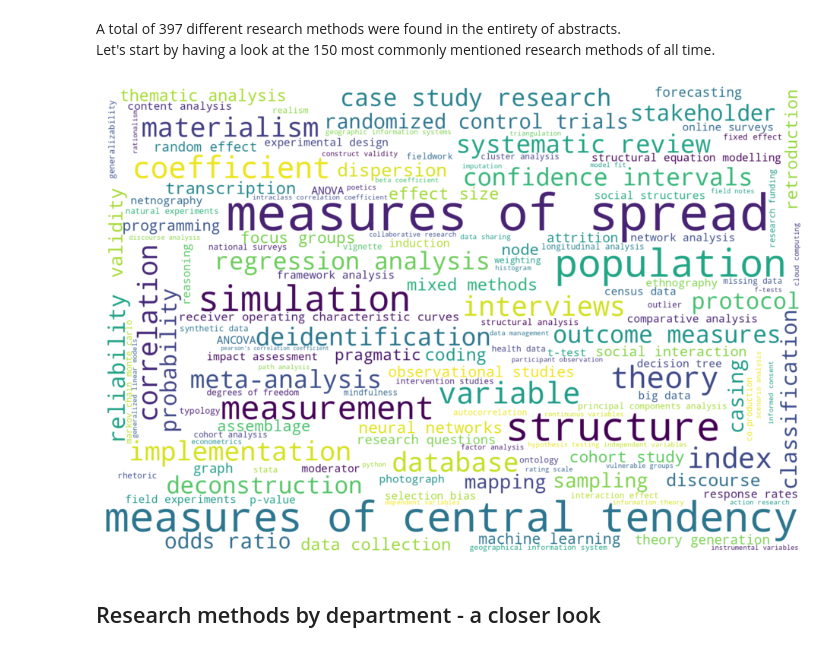
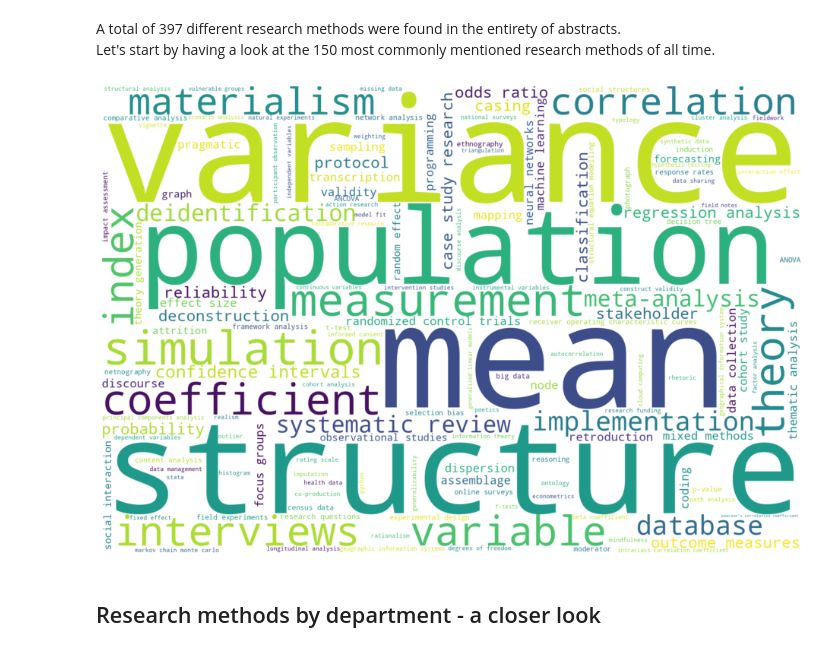
Before and after one commit to MirjamOdile/exeter-university-research-methods, a Jupyter notebook: Code/06_Results.ipynb, the cells around one changed output. Drawn from its saved outputs; the diff is of its cells as text; code cells hidden in the pictures.

```diff
--- a/Code/06_Results.ipynb
+++ b/Code/06_Results.ipynb
@@ -100,8 +100,8 @@ df.methods = df.methods.apply(lambda y: ['multilevel analysis' if 'multilevel' i
 df.methods = df.methods.apply(lambda y: ['regression analysis' if 'regression ' in method or ' regression' in method else method for method in y] if not y==None else y)
 df.methods = df.methods.apply(lambda y: ['sampling' if 'sampl' in method else method for method in y] if not y==None else y)
 # Summarise measures of central tendency and spread
-df.methods = df.methods.apply(lambda y: ['measures of central tendency' if method in ['mean', 'median', 'mode'] else method for method in y] if not y==None else y)
-df.methods = df.methods.apply(lambda y: ['measures of spread' if method in ['interquartile range', 'range', 'standard deviation', 'standard deviations', 'variance'] else method for method in y] if not y==None else y)
+df.methods = df.methods.apply(lambda y: ['mean' if method in ['mean', 'median', 'mode'] else method for method in y] if not y==None else y)
+df.methods = df.methods.apply(lambda y: ['variance' if method in ['interquartile range', 'range', 'standard deviation', 'standard deviations', 'variance'] else method for method in y] if not y==None else y)
 # %% [markdown]
 # Research methods in the University of Exeter
 # %%
@@ -131,13 +131,13 @@ were found in the entirety of abstracts. <br> Let's start by having a look at th
 # %%
 # Wordcloud of the 150 most common research methods at the University of Exeter
 corpMethods = getFrequencyDictForText([item for sublist in [list(set(m)) for m in df['methods'] if not m == None] for item in sublist])
 # Create and save wordcloud
-makeWordcloudLarge(corpMethods, seed = 1, maxwords = 150, relative_scale_factor = 0.35)
+makeWordcloudLarge(corpMethods, seed = 3, maxwords = 150, relative_scale_factor = 0.001)
 plt.show()
 # plt.savefig('../Plots/UoE_wordcloud.jpg', bbox_inches='tight', dpi=600)
 plt.close()
 # %% [output]
-[figure, old version]
+[figure, new version]
 # %% [markdown]
 ## Research methods by department - a closer look
 # %%
```
Also changed, not shown: parts of 6 cells of this notebook, 9 other files.
